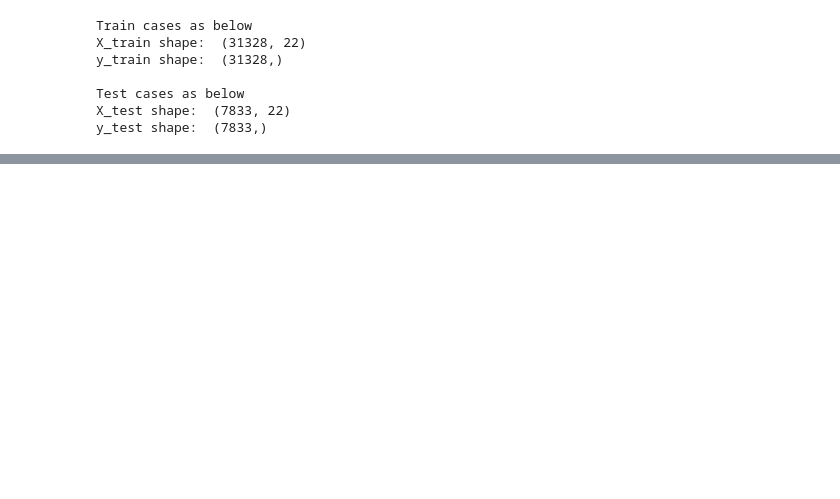
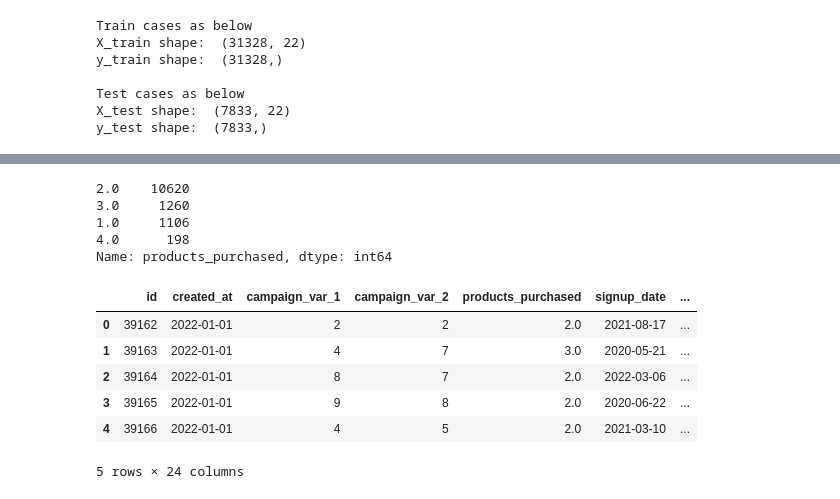
Before and after one commit to bhupeshmahara/smart-lead-scoring-engine, a Jupyter notebook: Smart_Lead_Scoring_Engine.ipynb, the cells around one changed output, grey strips where cells are left out. Drawn from its saved outputs; the diff is of its cells as text; code cells hidden in the pictures; blank space fills up the shorter version.

```diff
--- a/Smart_Lead_Scoring_Engine.ipynb
+++ b/Smart_Lead_Scoring_Engine.ipynb
@@ -616,0 +343,7 @@ F1 Score of AdaBoost using cross validation :  94.89798534086901
+# %%
+# imputing "products_purchased" and "signup_date" with mode
+
+df_test['products_purchased'] = df_test['products_purchased'].fillna(df_test['products_purchased'].mode()[0])
+df_test['signup_date'] = df_test['signup_date'].fillna(df_test['signup_date'].mode()[0])
+
+df_test.isnull().sum()
@@ -616,0 +370,26 @@ F1 Score of AdaBoost using cross validation :  94.89798534086901
+# %%
+df_test['products_purchased'].value_counts()
+# %% [output]
+2.0    10620
+3.0     1260
+1.0     1106
+4.0      198
+Name: products_purchased, dtype: int64
+# %%
+df_test['created_year'] = pd.DatetimeIndex(df_test['created_at']).year
+df_test['created_month'] = pd.DatetimeIndex(df_test['created_at']).month
+df_test['created_day'] = pd.DatetimeIndex(df_test['created_at']).day
+
+df_test['signup_year'] = pd.DatetimeIndex(df_test['signup_date']).year
+df_test['signup_month'] = pd.DatetimeIndex(df_test['signup_date']).month
+df_test['signup_day'] = pd.DatetimeIndex(df_test['signup_date']).day
+
+df_test.head()
+# %% [output]
+|  | id | created_at | campaign_var_1 | campaign_var_2 | products_purchased | signup_date | ... |
+| 0 | 39162 | 2022-01-01 | 2 | 2 | 2.0 | 2021-08-17 | ... |
+| 1 | 39163 | 2022-01-01 | 4 | 7 | 3.0 | 2020-05-21 | ... |
+| 2 | 39164 | 2022-01-01 | 8 | 7 | 2.0 | 2022-03-06 | ... |
+| 3 | 39165 | 2022-01-01 | 9 | 8 | 2.0 | 2020-06-22 | ... |
+| 4 | 39166 | 2022-01-01 | 4 | 5 | 2.0 | 2021-03-10 | ... |
+5 rows × 24 columns
```
Also changed, not shown: parts of 56 cells of this notebook.
